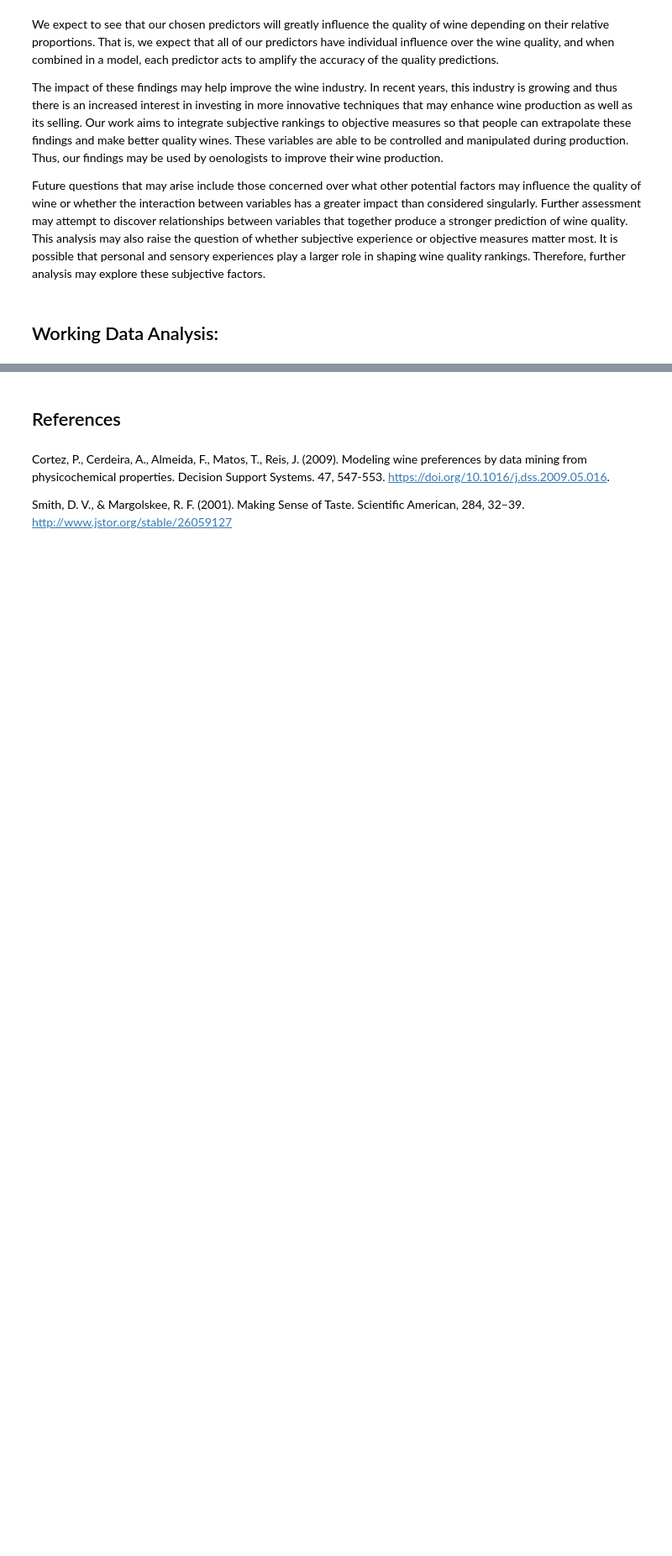
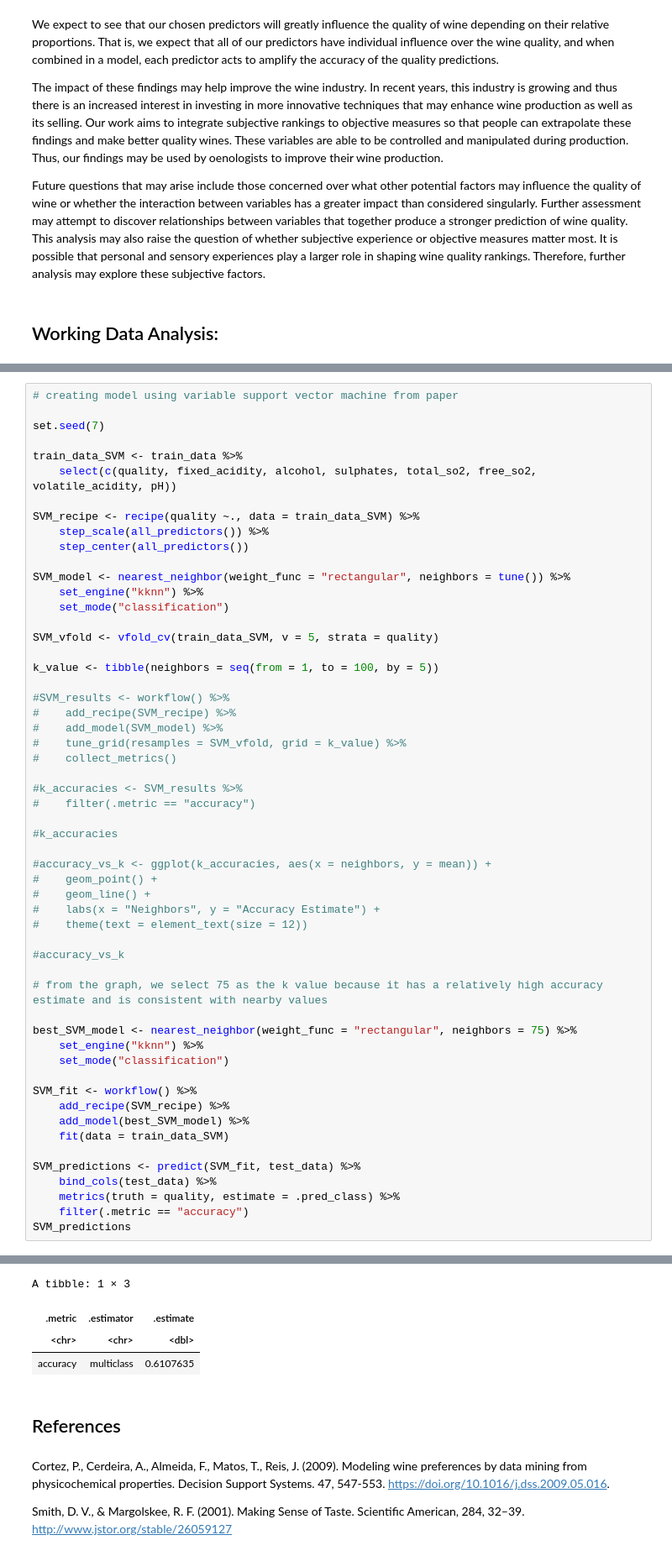
Before and after one commit to jon-chow/DSCI100-WineQualityAnalysis, a Jupyter notebook: Proposal.ipynb, the cells around one changed output, grey strips where cells are left out. Shown: that part at 84% size. Cells and saved outputs as stored; diff of their text form; blank space fills up the shorter version.

Commit message:
created model according to 7 variables noted by the paper

```diff
--- a/Proposal.ipynb
+++ b/Proposal.ipynb
@@ -270,0 +248,56 @@ A tibble: 1 × 3
+# %%
+# creating model using variable support vector machine from paper
+
+set.seed(7)
+
+train_data_SVM <- train_data %>%
+    select(c(quality, fixed_acidity, alcohol, sulphates, total_so2, free_so2, volatile_acidity, pH))
+
+SVM_recipe <- recipe(quality ~., data = train_data_SVM) %>%
+    step_scale(all_predictors()) %>%
+    step_center(all_predictors())
+
+SVM_model <- nearest_neighbor(weight_func = "rectangular", neighbors = tune()) %>%
+    set_engine("kknn") %>%
+    set_mode("classification")
+
+SVM_vfold <- vfold_cv(train_data_SVM, v = 5, strata = quality)
+
+k_value <- tibble(neighbors = seq(from = 1, to = 100, by = 5))
+
+#SVM_results <- workflow() %>%
+#    add_recipe(SVM_recipe) %>%
+#    add_model(SVM_model) %>%
+#    tune_grid(resamples = SVM_vfold, grid = k_value) %>%
+#    collect_metrics()
+
+#k_accuracies <- SVM_results %>%
+#    filter(.metric == "accuracy")
+
+#k_accuracies
+
+#accuracy_vs_k <- ggplot(k_accuracies, aes(x = neighbors, y = mean)) +
+#    geom_point() +
+#    geom_line() +
+#    labs(x = "Neighbors", y = "Accuracy Estimate") +
+#    theme(text = element_text(size = 12))
+
+#accuracy_vs_k
+
+# from the graph, we select 75 as the k value because it has a relatively high accuracy estimate and is consistent with nearby values
+
+best_SVM_model <- nearest_neighbor(weight_func = "rectangular", neighbors = 75) %>%
+    set_engine("kknn") %>%
+    set_mode("classification")
+
+SVM_fit <- workflow() %>%
+    add_recipe(SVM_recipe) %>%
+    add_model(best_SVM_model) %>%
+    fit(data = train_data_SVM)
+
+SVM_predictions <- predict(SVM_fit, test_data) %>%
+    bind_cols(test_data) %>%
+    metrics(truth = quality, estimate = .pred_class) %>%
+    filter(.metric == "accuracy")
+SVM_predictions
+# %% [output]
@@ -271,3 +308,7 @@ A tibble: 1 × 3
+A tibble: 1 × 3
+| .metric | .estimator | .estimate |
+| <chr> | <chr> | <dbl> |
+| accuracy | multiclass | 0.6107635 |
 # %% [markdown]
 ## References
 # %% [markdown]
```
Also changed, not shown: parts of 4 cells of this notebook.
